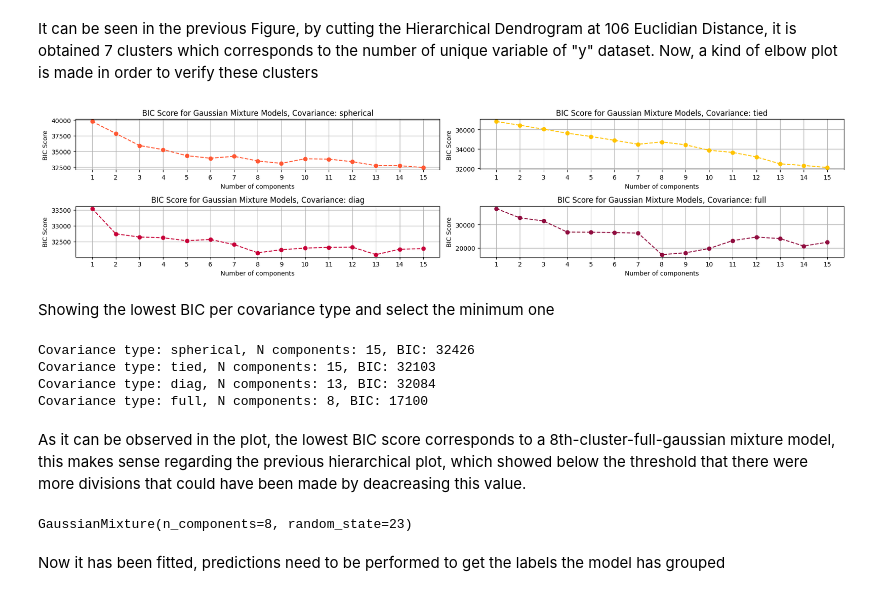
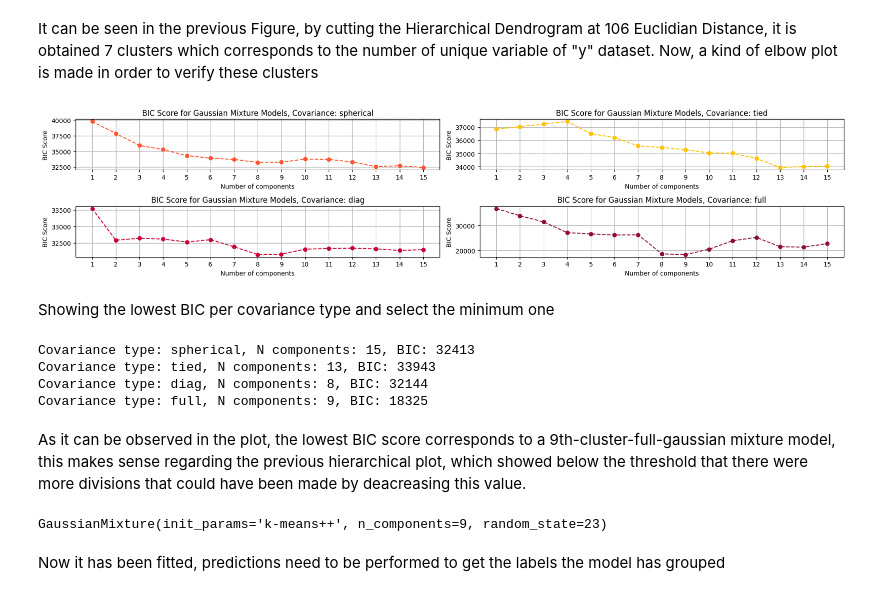
Before and after one commit to JoseGarayar/clustering_utec, a Jupyter notebook: notebook_bruno.ipynb, the cells around one changed output. Drawn from its saved outputs; the diff is of its cells as text; code cells hidden in the pictures.

Commit message:
from 8 to 9 components selected gaussian mixture model

```diff
--- a/notebook_bruno.ipynb
+++ b/notebook_bruno.ipynb
@@ -127,60 +127,61 @@ for covariance_type in covariance_types:
     bic_scores = list()
     for n_clusters in range(1, n_max_clusters + 1):
         # declaring and fitting gaussian mixture model
-        gaussian_model = GaussianMixture(n_components = n_clusters, covariance_type = covariance_type, random_state = 23)
+        gaussian_model = GaussianMixture(n_components = n_clusters, covariance_type = covariance_type,
+                                        init_params = 'k-means++', random_state = 23)
         gaussian_model.fit(X_pca)
         bic_scores.append(gaussian_model.bic(X_pca))
     # storing bic types
     bic_per_type[covariance_type] = bic_scores
 
 plots_dict = dict(enumerate(covariance_types))
 gauss_colors = ["#FF5733", "#FFC300", "#C70039", "#900C3F"]
 
 # getting the number of components per covariance type which contains the lowest bic
 n_components_bic = {key: (min(enumerate(bic_per_type[key]), key = lambda x: x[1])[0] + 1, min(bic_per_type[key]))
                                 for key in covariance_types}
 
 # plotting BIC Scores
 fig, axis = plt.subplots(2, 2, figsize = (18,4))
 
 for key, data in plots_dict.items():
     row = key // 2
     col = key % 2
     ax = axis[row, col]
     ax.plot(bic_per_type[data], marker = 'o', linestyle = '--', color = gauss_colors[key])
     ax.set_xlabel('Number of components')
     ax.set_xticks(range(0, n_max_clusters), range(1, n_max_clusters + 1))
     ax.set_ylabel('BIC Score')
     ax.set_title(f'BIC Score for Gaussian Mixture Models, Covariance: {data}')
     ax.grid(True)
 
 plt.tight_layout()
 plt.show()
 # %% [output]
-[figure, old version]
+[figure, new version]
 # %% [markdown]
 Showing the lowest BIC per covariance type and select the minimum one
 # %%
 for key, value in n_components_bic.items():
     print(f"Covariance type: {key}, N components: {value[0]}, BIC: {value[1]:.0f}")
 # %% [output]
-Covariance type: spherical, N components: 15, BIC: 32426
-Covariance type: tied, N components: 15, BIC: 32103
-Covariance type: diag, N components: 13, BIC: 32084
-Covariance type: full, N components: 8, BIC: 17100
+Covariance type: spherical, N components: 15, BIC: 32413
+Covariance type: tied, N components: 13, BIC: 33943
+Covariance type: diag, N components: 8, BIC: 32144
+Covariance type: full, N components: 9, BIC: 18325
 # %% [markdown]
-As it can be observed in the plot, the lowest BIC score corresponds to a 8th-cluster-full-gaussian mixture model, this makes sense regarding the previous hierarchical plot, which showed below the threshold that there were more divisions that could have been made by deacreasing this value.
+As it can be observed in the plot, the lowest BIC score corresponds to a 9th-cluster-full-gaussian mixture model, this makes sense regarding the previous hierarchical plot, which showed below the threshold that there were more divisions that could have been made by deacreasing this value.
 # %%
 # establishin number of components
-n_components = 8
+n_components = 9
 
 # declaring a 7th-cluster-gaussian model
-gaussian_model = GaussianMixture(n_components = n_components, covariance_type = 'full', random_state = 23)
+gaussian_model = GaussianMixture(n_components = n_components, covariance_type = 'full', init_params = 'k-means++', random_state = 23)
 
 # fitting model
 gaussian_model.fit(X_pca)
 # %% [output]
-GaussianMixture(n_components=8, random_state=23)
+GaussianMixture(init_params='k-means++', n_components=9, random_state=23)
 # %% [markdown]
 Now it has been fitted, predictions need to be performed to get the labels the model has grouped
 # %%
```
Also changed, not shown: parts of 4 cells of this notebook.
